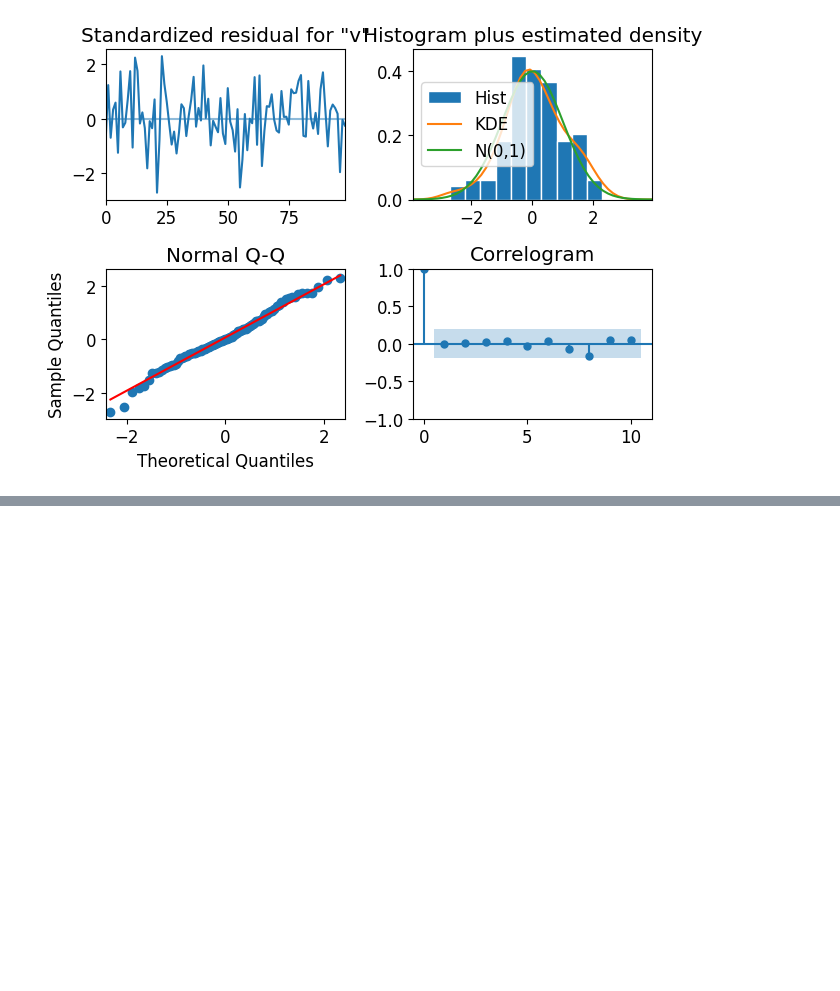
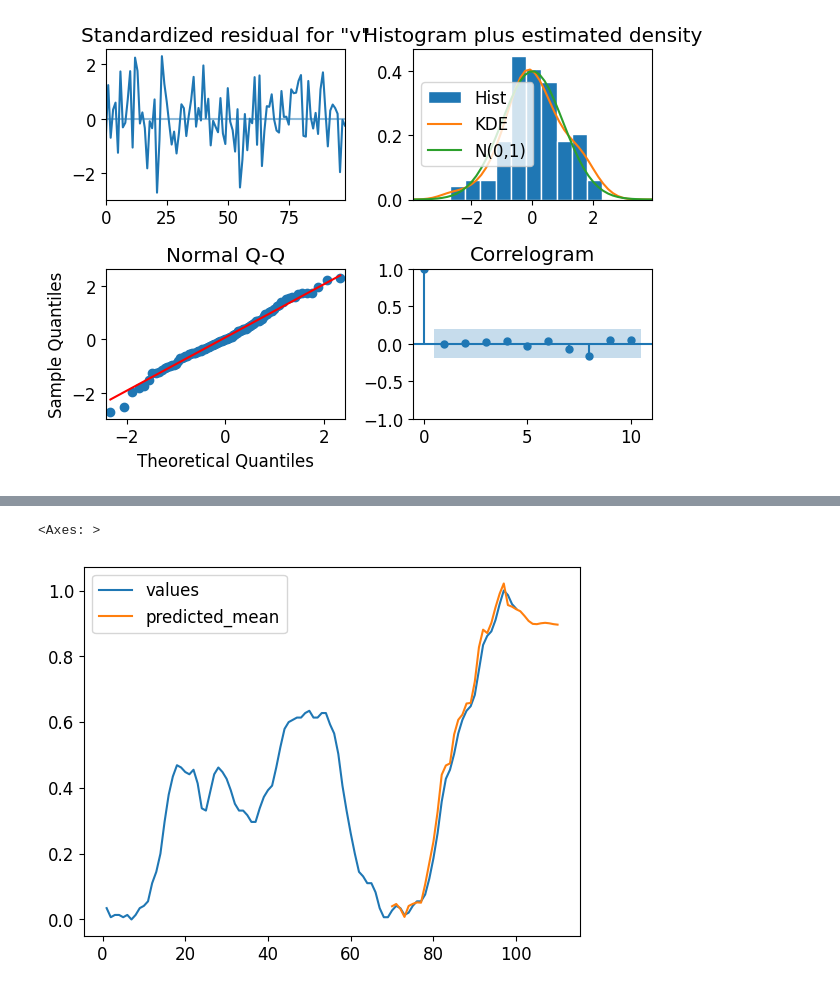
Before and after one commit to JavierFigueroa21/Tarea_2_RAJuarez_JAFigueroa, a Jupyter notebook: Tarea2.ipynb, the cells around one changed output, grey strips where cells are left out. Cells and saved outputs as stored; diff of their text form; code cells hidden in the pictures; blank space fills up the shorter version.

```diff
--- a/Tarea2.ipynb
+++ b/Tarea2.ipynb
@@ -696,0 +791,5 @@ plt.tight_layout();
+# %%
+# 1. Modelo de diferencia de primer orden
+arima_model1s = ARIMA(data_scaled, order=(3, 1, 4))
+model1s = arima_model1s.fit()
+print(model1s.summary())
@@ -696,0 +814,10 @@ plt.tight_layout();
+# %%
+# Cómo realizar predicciones con el modelo ajustado
+y_h = model1s.predict(start=70, end=110, dynamic=False).to_frame()
+
+ax = data_scaled.plot()
+
+y_h.plot(ax=ax)
+# %% [output]
+<Axes: >
+[figure, added]
```
Also changed, not shown: parts of 54 cells of this notebook.
